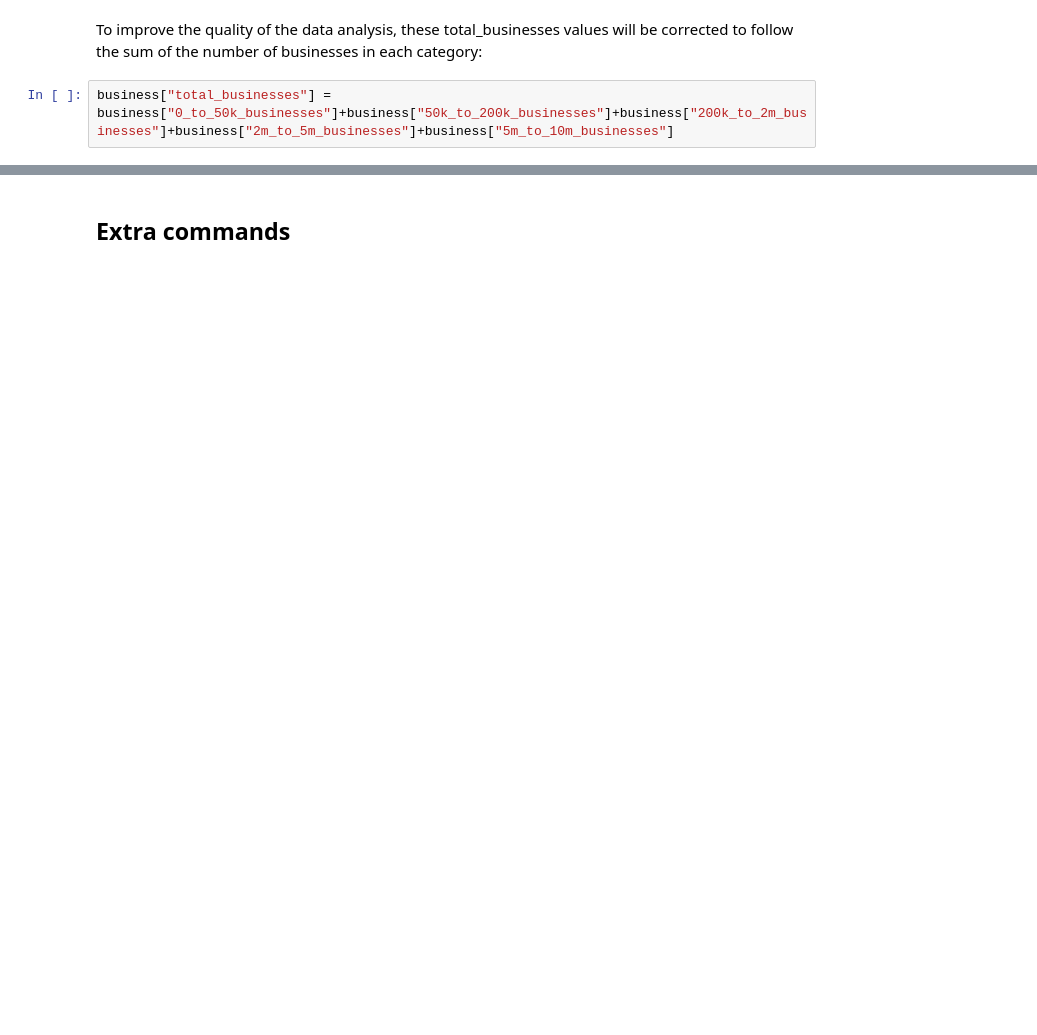
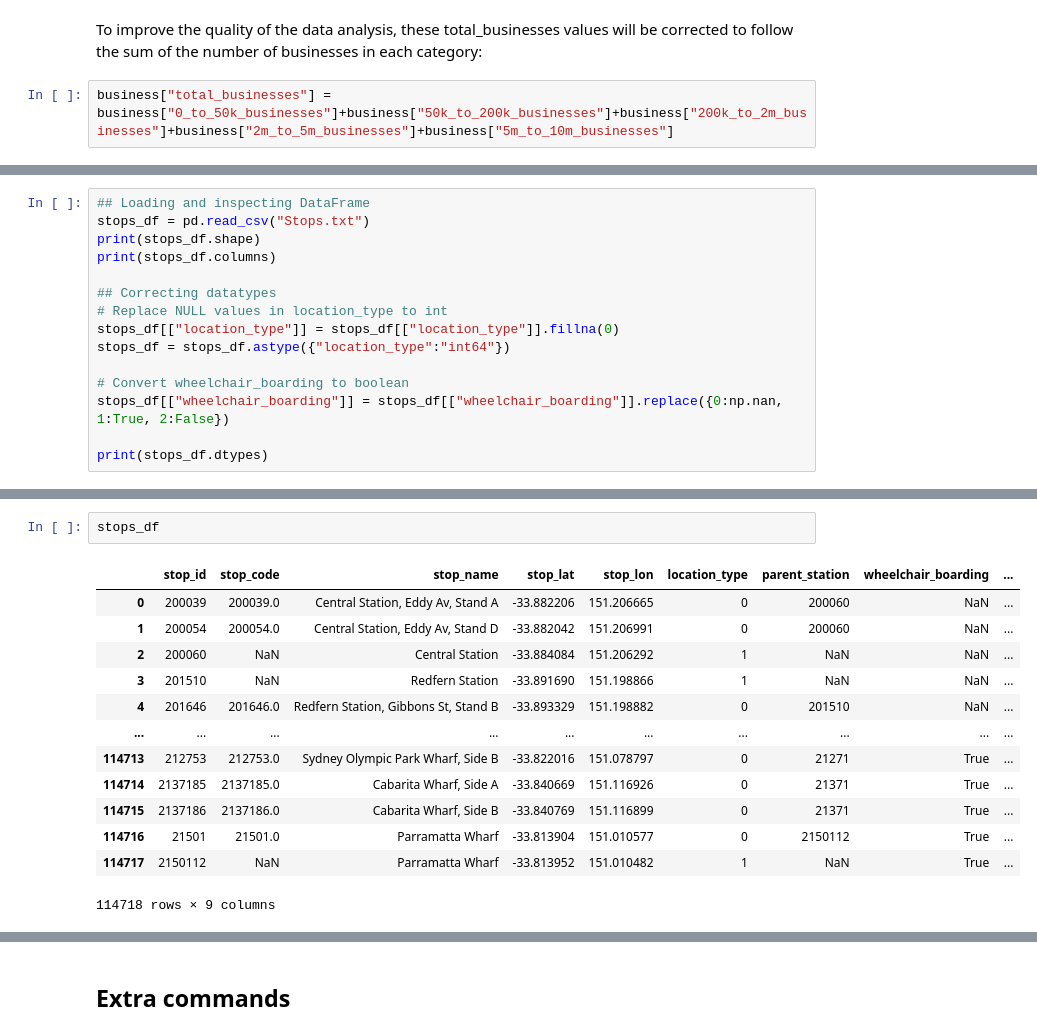
Before and after one commit to FixItChris/DATA2901, a Jupyter notebook: Report.ipynb, the cells around one changed output, grey strips where cells are left out. Cells and saved outputs as stored; diff of their text form; blank space fills up the shorter version.

Commit message:
Added stops and polls

```diff
--- a/Report.ipynb
+++ b/Report.ipynb
@@ -163,0 +165,15 @@ conn.execute(sql);
+# %%
+## Loading and inspecting DataFrame
+stops_df = pd.read_csv("Stops.txt")
+print(stops_df.shape)
+print(stops_df.columns)
+
+## Correcting datatypes
+# Replace NULL values in location_type to int
+stops_df[["location_type"]] = stops_df[["location_type"]].fillna(0)
+stops_df = stops_df.astype({"location_type":"int64"})
+
+# Convert wheelchair_boarding to boolean
+stops_df[["wheelchair_boarding"]] = stops_df[["wheelchair_boarding"]].replace({0:np.nan, 1:True, 2:False})
+
+print(stops_df.dtypes)
@@ -163,0 +196,16 @@ conn.execute(sql);
+# %%
+stops_df
+# %% [output]
+|  | stop_id | stop_code | stop_name | stop_lat | stop_lon | location_type | parent_station | wheelchair_boarding | ... |
+| 0 | 200039 | 200039.0 | Central Station, Eddy Av, Stand A | -33.882206 | 151.206665 | 0 | 200060 | NaN | ... |
+| 1 | 200054 | 200054.0 | Central Station, Eddy Av, Stand D | -33.882042 | 151.206991 | 0 | 200060 | NaN | ... |
+| 2 | 200060 | NaN | Central Station | -33.884084 | 151.206292 | 1 | NaN | NaN | ... |
+| 3 | 201510 | NaN | Redfern Station | -33.891690 | 151.198866 | 1 | NaN | NaN | ... |
+| 4 | 201646 | 201646.0 | Redfern Station, Gibbons St, Stand B | -33.893329 | 151.198882 | 0 | 201510 | NaN | ... |
+| ... | ... | ... | ... | ... | ... | ... | ... | ... | ... |
+| 114713 | 212753 | 212753.0 | Sydney Olympic Park Wharf, Side B | -33.822016 | 151.078797 | 0 | 21271 | True | ... |
+| 114714 | 2137185 | 2137185.0 | Cabarita Wharf, Side A | -33.840669 | 151.116926 | 0 | 21371 | True | ... |
+| 114715 | 2137186 | 2137186.0 | Cabarita Wharf, Side B | -33.840769 | 151.116899 | 0 | 21371 | True | ... |
+| 114716 | 21501 | 21501.0 | Parramatta Wharf | -33.813904 | 151.010577 | 0 | 2150112 | True | ... |
+| 114717 | 2150112 | NaN | Parramatta Wharf | -33.813952 | 151.010482 | 1 | NaN | True | ... |
+114718 rows × 9 columns
```
Also changed, not shown: parts of 22 cells of this notebook, 20 other files.
